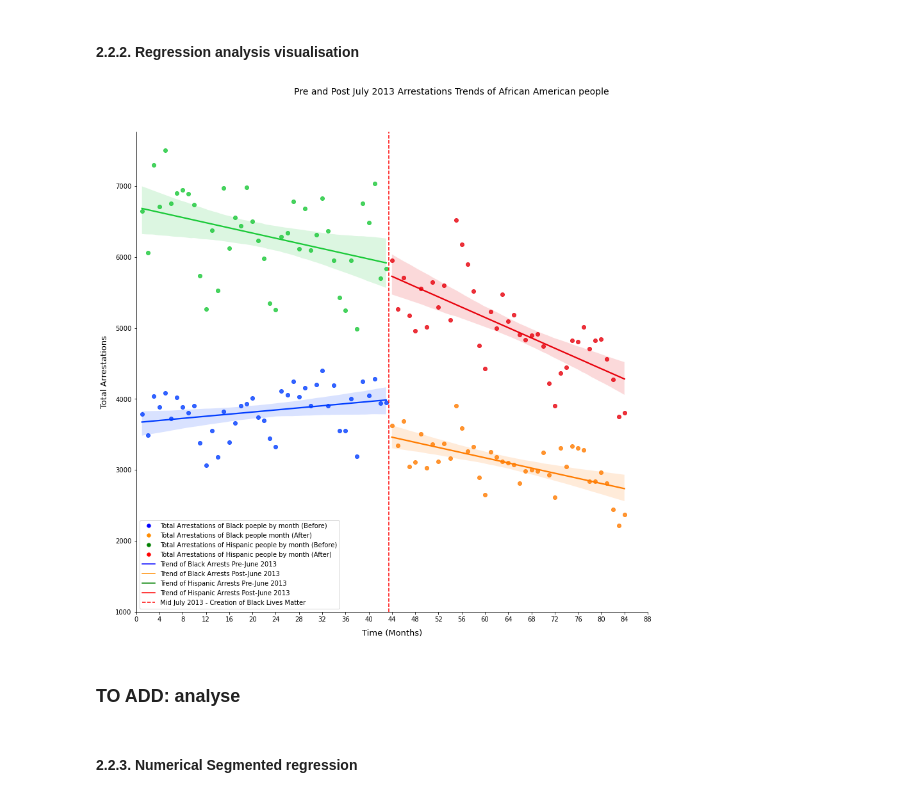
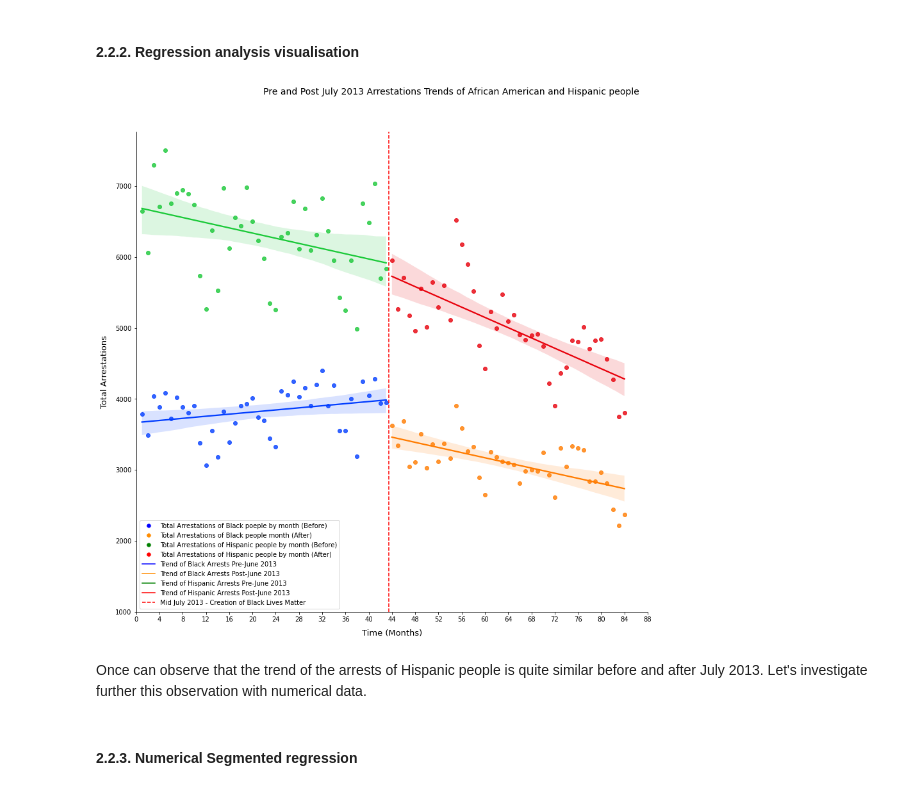
Before and after one commit to SkyRiS3s/ada-2020-project-milestone-p3-p3_msf, a Jupyter notebook: P4_msf.ipynb, the cells around one changed output. Drawn from its saved outputs; the diff is of its cells as text; code cells hidden in the pictures.

```diff
--- a/P4_msf.ipynb
+++ b/P4_msf.ipynb
@@ -600,32 +629,32 @@ control_h_trends['Label'] = control_h_trends['Label'].apply(label_values)
 # %%
 ax = sns.lmplot(x="Time", y="Arrestations", hue = "Label", data=control_h_trends, ci=95, palette="bright", height = 12)
 ax._legend.remove()
 plt.subplots_adjust(top=0.9)
-ax.fig.suptitle('Pre and Post July 2013 Arrestations Trends of African American people', fontsize = 14)
+ax.fig.suptitle('Pre and Post July 2013 Arrestations Trends of African American and Hispanic people', fontsize = 14)
 ax.set_axis_labels("Time (Months)", "Total Arrestations", fontsize = 13, labelpad = 10)
 plt.axvline(x = 43.5, color = 'red', alpha = 2, linestyle = '--')
 plt.xlim(0, 86)
 plt.ylim(1000, None)
 ax.set(xticks = range(0, 92, 4))
 #Constructing the legend
 legend_elements = [Line2D([0], [0], marker='o', color='w', label='Total Arrestations of Black poeple by month (Before)', markerfacecolor='blue', markersize=7.5),
                    Line2D([0], [0], marker='o', color='w', label='Total Arrestations of Black people month (After)', markerfacecolor='darkorange', markersize=7.5),
                    Line2D([0], [0], marker='o', color='w', label='Total Arrestations of Hispanic people by month (Before)', markerfacecolor='green', markersize=7.5),
                    Line2D([0], [0], marker='o', color='w', label='Total Arrestations of Hispanic people by month (After)', markerfacecolor='red', markersize=7.5),
                    Line2D([0], [0], color='blue', label = "Trend of Black Arrests Pre-June 2013"),
                    Line2D([0], [0], color='darkorange', label = "Trend of Black Arrests Post-June 2013"),
                    Line2D([0], [0], color='green', label = "Trend of Hispanic Arrests Pre-June 2013"),
                    Line2D([0], [0], color='red', label = "Trend of Hispanic Arrests Post-June 2013"),
                    Line2D([0], [0], color='red', linestyle = '--', alpha = 2 , label = "Mid July 2013 - Creation of Black Lives Matter")]
 
 plt.legend(handles=legend_elements)
 
 
 plt.show()
 # %% [output]
-[figure, old version]
+[figure, new version]
-# %% [markdown]
-### TO ADD: analyse
+# %% [markdown]
+Once can observe that the trend of the arrests of Hispanic people is quite similar before and after July 2013. Let's investigate further this observation with numerical data.
 # %% [markdown]
 #### 2.2.3. Numerical Segmented regression
 # %%
```
Also changed, not shown: parts of 35 cells of this notebook.
